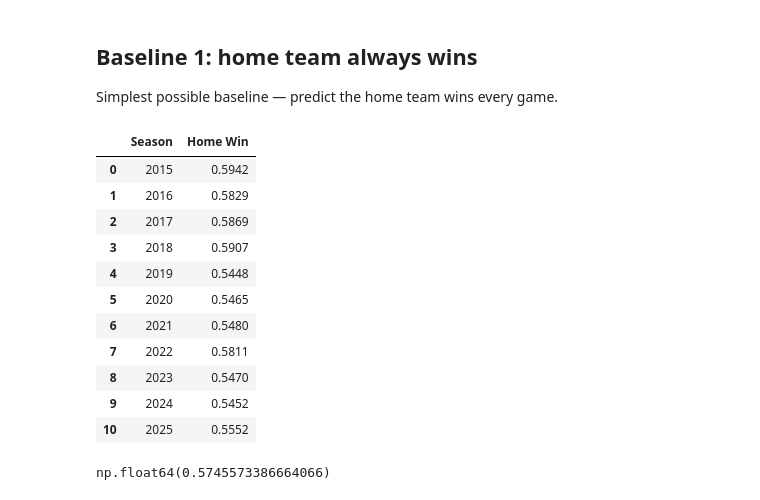
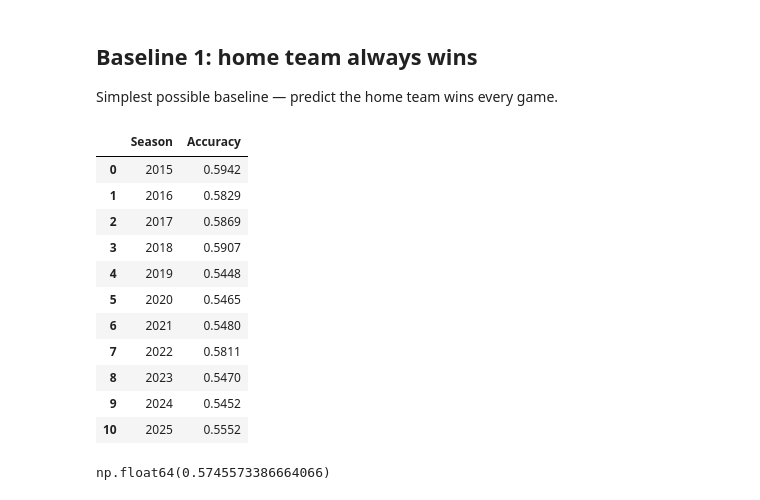
Before and after one commit to Erdos-Projects/summer26-nba-head-to-head-probability, a Jupyter notebook: models/baselines_rf_et_xgb.ipynb, the cells around one changed output. Cells and saved outputs as stored; diff of their text form; code cells hidden in the pictures.

```diff
--- a/models/baselines_rf_et_xgb.ipynb
+++ b/models/baselines_rf_et_xgb.ipynb
@@ -52,18 +52,21 @@ Simplest possible baseline — predict the home team wins every game.
 # %%
 # Home team's per-season win rate (sanity check that ~57% holds across seasons)
 home_win_pct = []
 
 for year in range(2015, 2026):
 
     home_win_pct.append({
         'Season': year,
-        'Home Win': matchups[matchups['season'] == year]['win'].mean()})
+        'Accuracy': matchups[matchups['season'] == year]['win'].mean()})
 
 home_win_pct_df = pd.DataFrame(home_win_pct)
 
+# Save this baseline's per-season accuracy under its own name for the final summary table
+home_team_win_acc = home_win_pct_df.set_index('Season')['Accuracy'].rename('home_team_win')
+
 home_win_pct_df.round(4)
 # %% [output]
-|  | Season | Home Win |
+|  | Season | Accuracy |
 | 0 | 2015 | 0.5942 |
 | 1 | 2016 | 0.5829 |
 | 2 | 2017 | 0.5869 |
```
Also changed, not shown: parts of 19 cells of this notebook, 12 other files.
